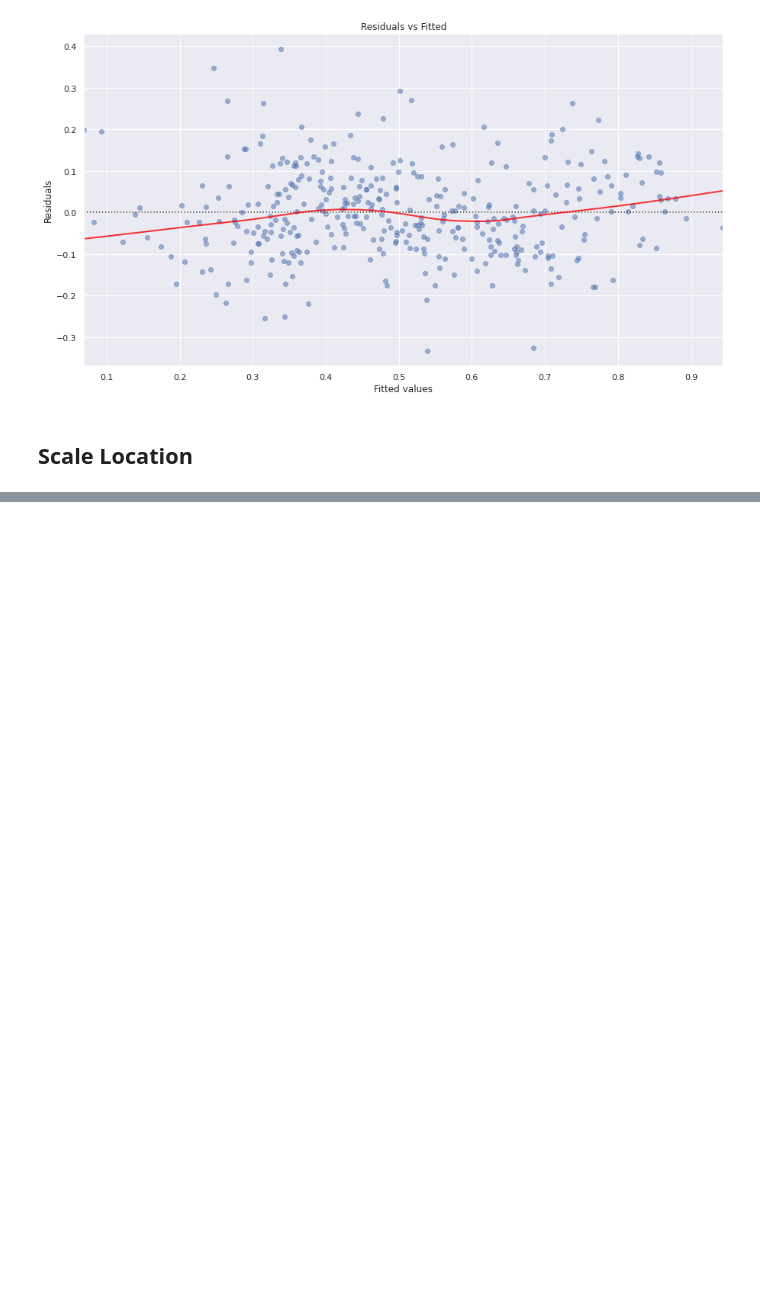
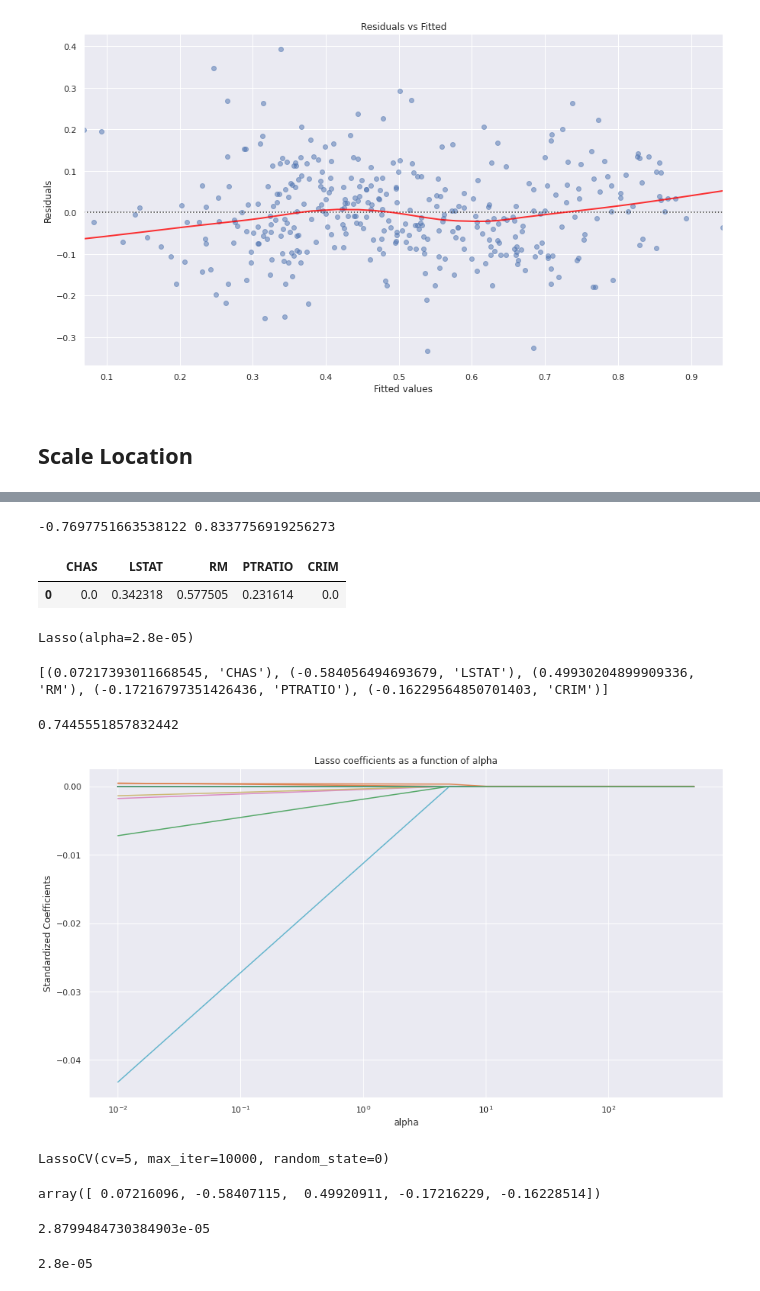
Before and after one commit to jeo10/datamining-frt, a Jupyter notebook: dataset_boston/data_boston.ipynb, the cells around one changed output, grey strips where cells are left out. Saved outputs shown, nothing was run; the diff lists cells and outputs as text; code cells hidden in the pictures; blank space fills up the shorter version.

```diff
--- a/dataset_boston/data_boston.ipynb
+++ b/dataset_boston/data_boston.ipynb
@@ -351,6 +368,9 @@ Porcentaje de outliers:  1.3245033112582782
 # %%
 x = df[['CHAS', 'LSTAT', 'RM', 'PTRATIO', 'CRIM']]
+#x = df[['LSTAT', 'PTRATIO']]
 y = df.price
+x_lasso = df.drop(columns=['price'])
+y_lasso = df.price
 # %%
 correlations = x.corr()
 correlations.style.background_gradient(cmap='Greens')
@@ -476,0 +509,45 @@ KeyError: 353
+# %%
+print(scores.mean(), scores.std())
+# %% [output]
+-0.7697751663538122 0.8337756919256273
+# %%
+x.head(1)
+# %% [output]
+|  | CHAS | LSTAT | RM | PTRATIO | CRIM |
+| 0 | 0.0 | 0.342318 | 0.577505 | 0.231614 | 0.0 |
+# %%
+model.fit(x.to_numpy(), y.to_numpy())
+# %% [output]
+Lasso(alpha=2.8e-05)
+# %%
+print(list(zip(model.coef_, x)))
+# %% [output]
+[(0.07217393011668545, 'CHAS'), (-0.584056494693679, 'LSTAT'), (0.49930204899909336, 'RM'), (-0.17216797351426436, 'PTRATIO'), (-0.16229564850701403, 'CRIM')]
+# %%
+score = model.score(x.to_numpy(), y.to_numpy())
+score
+# %% [output]
+0.7445551857832442
+# %%
+import numpy as np
+import matplotlib.pyplot as plt
+
+alphas = np.linspace(0.01,500,100)
+lasso = Lasso(max_iter=10000)
+coefs = []
+
+for a in alphas:
+    lasso.set_params(alpha=a)
+    lasso.fit(x_lasso, y_lasso)
+    coefs.append(lasso.coef_)
+
+ax = plt.gca()
+
+ax.plot(alphas, coefs)
+ax.set_xscale('log')
+plt.axis('tight')
+plt.xlabel('alpha')
+plt.ylabel('Standardized Coefficients')
+plt.title('Lasso coefficients as a function of alpha');
+# %% [output]
+[figure, added]
@@ -476,0 +556,16 @@ KeyError: 353
+# %%
+model2.fit(x, y)
+# %% [output]
+LassoCV(cv=5, max_iter=10000, random_state=0)
+# %%
+model2.coef_
+# %% [output]
+array([ 0.07216096, -0.58407115,  0.49920911, -0.17216229, -0.16228514])
+# %%
+model2.alpha_
+# %% [output]
+2.8799484730384903e-05
+# %%
+0.000028
+# %% [output]
+2.8e-05
```
Also changed, not shown: parts of 15 cells of this notebook.
